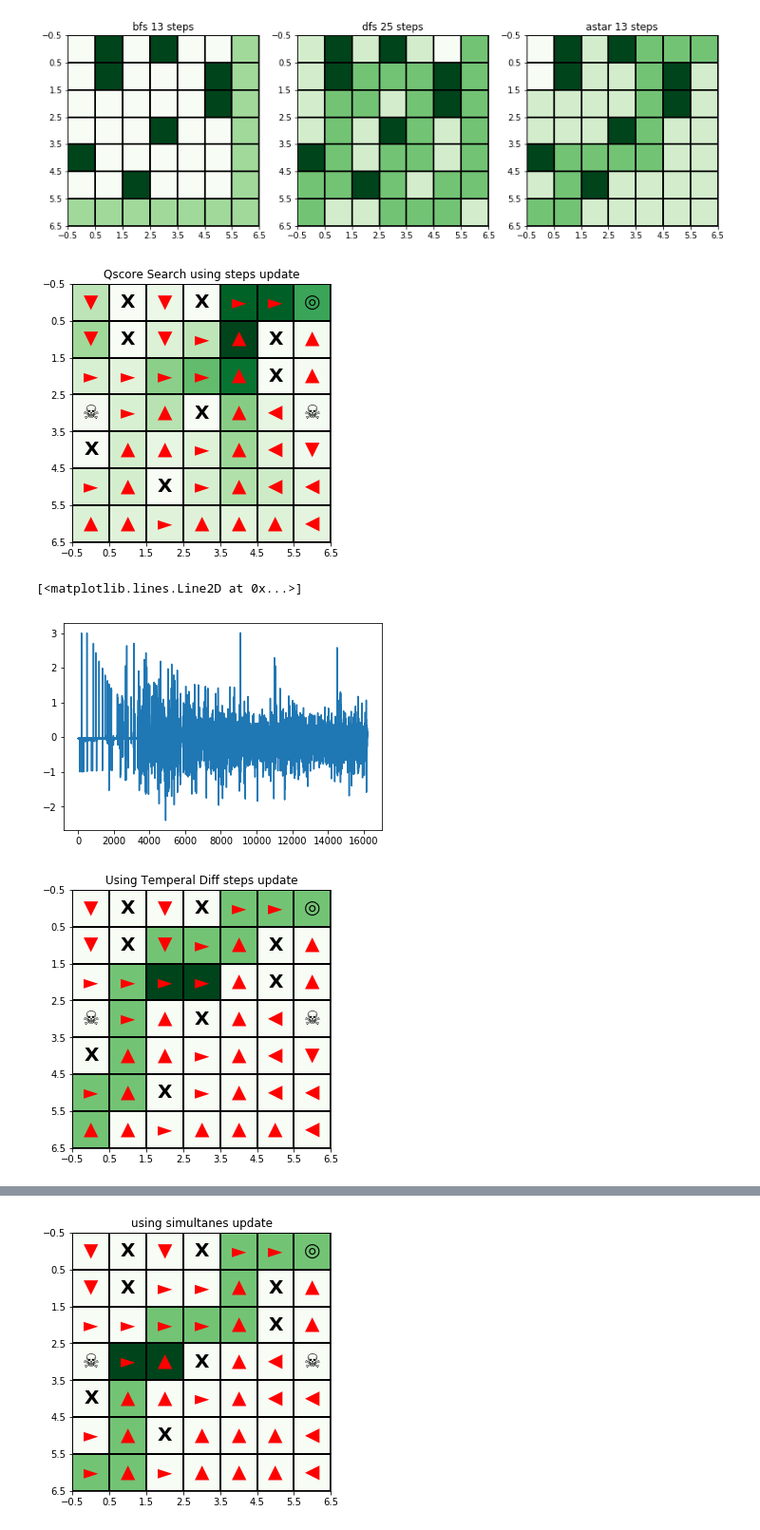
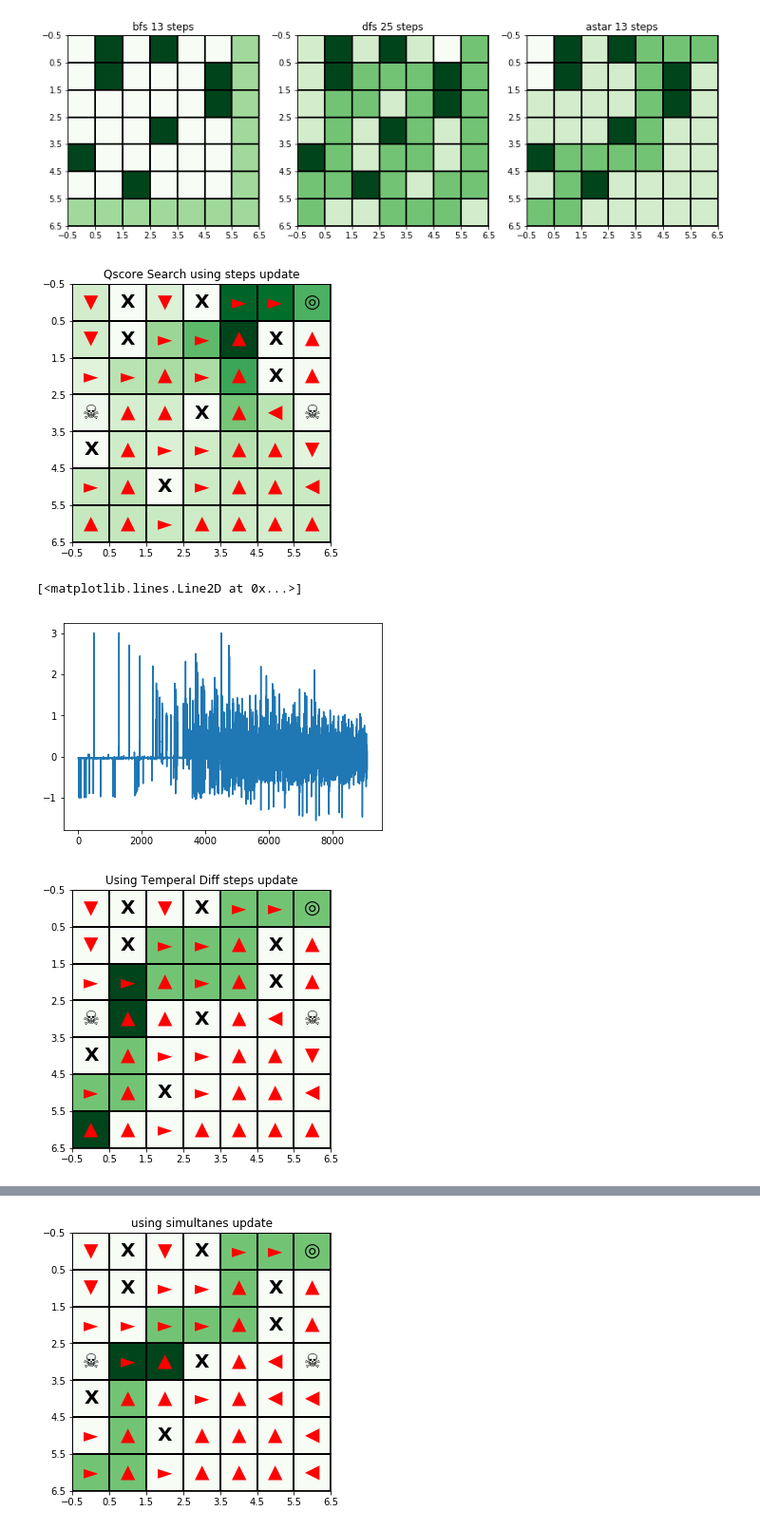
Before and after one commit to chihoxtra/reinforcement_learning, a Jupyter notebook: [PlayAround][Reinforcement Learning].ipynb, the cells around one changed output, grey strips where cells are left out. Shown at 95% size. Saved outputs shown, nothing was run; the diff lists cells and outputs as text; code cells hidden in the pictures.

Commit message:
adjusted epsilon for off diminishing off policy

```diff
--- a/[PlayAround][Reinforcement Learning].ipynb
+++ b/[PlayAround][Reinforcement Learning].ipynb
@@ -310,7 +310,7 @@ class RL_Problem():
                     self.step_reward[(i+1,j+1)] = self.global_step_cost
 
 
-    def getOptimalAction(self, sA, s, offPolicyThreshold=0.0):
+    def getOptimalAction(self, sA, s, offPolicyThreshold=0.0, e=0.95):
 
         self.offPolicyThreshold = offPolicyThreshold
 
@@ -327,7 +327,7 @@ class RL_Problem():
                 optimalMove = temp_legalMoves[di]
                 maxQ = sA.qScore[s][optimalMove]
 
-                self.offPolicyThreshold = self.offPolicyThreshold*0.99 #dimish the effect as we approach convergence
+                self.offPolicyThreshold = self.offPolicyThreshold*e #dimish the effect as we approach convergence
             else:
                 for d in temp_legalMoves:
                     if sA.qScore[s][d] > maxQ:
@@ -429,7 +429,7 @@ class RL_SearchAgent:
             endStateReached = False
 
             while not endStateReached:
-                #get the optimal action, it could be off policy if offPolicyThreshold > 0.0
+                #get the optimal action, it could be off policy if r < offPolicyThreshold
                 OptimalAct, OptimalQscore = self.problem.getOptimalAction(self, currentState, offPolicyThreshold)
 
                 """
@@ -448,9 +448,10 @@ class RL_SearchAgent:
 
                 nextState = self.problem.move(currentState, OptimalAct)
 
-                _, NextStateExpectedQscore = self.problem.getOptimalAction(self, nextState, offPolicyThreshold)
+                _, NextStateExpectedQscore = self.problem.getOptimalAction(self, nextState, offPolicyThreshold=0.0)
 
-                deltaQscore = self.problem.step_reward[nextState] + self.gamma*NextStateExpectedQscore - OptimalQscore
+                deltaQscore = (self.problem.step_reward[nextState] +
+                               self.gamma*NextStateExpectedQscore - OptimalQscore)
 
                 self.qScore[currentState][OptimalAct] += (self.alpha * (deltaQscore) )
 
@@ -539,21 +540,21 @@ p1 = RL_Problem(dimension = (7,7),
 # %%
 ############### Method 1 ########################
 visitedPath = []
 s1 = RL_SearchAgent(p1, alpha = 0.1, gamma = 0.90, initialState = (1,1))
 
-visitedPath, QscoreDiffHist = s1.trainModelbyTemporalDifference(epoche=1000, offPolicyThreshold=0.2)
+visitedPath, QscoreDiffHist = s1.trainModelbyTemporalDifference(epoche=500, offPolicyThreshold=0.2)
 displayRLMaze(p1, s1, visitedPath,'Qscore Search using steps update')
 # %% [output]
-[figure, old version]
+[figure, new version]
 # %%
 plt.plot(QscoreDiffHist)
 # %% [output]
 [<matplotlib.lines.Line2D at 0x...>]
-[figure, old version]
+[figure, new version]
 # %%
 showSearchPolicy(p1, s1, title='Using Temperal Diff steps update')
 # %% [output]
-[figure, old version]
+[figure, new version]
 # %%
 ############### Method 2 ########################
 s2 = RL_SearchAgent(p1, gamma=0.90, initialState = (1,1))
```
Also changed, not shown: parts of 2 cells of this notebook.
